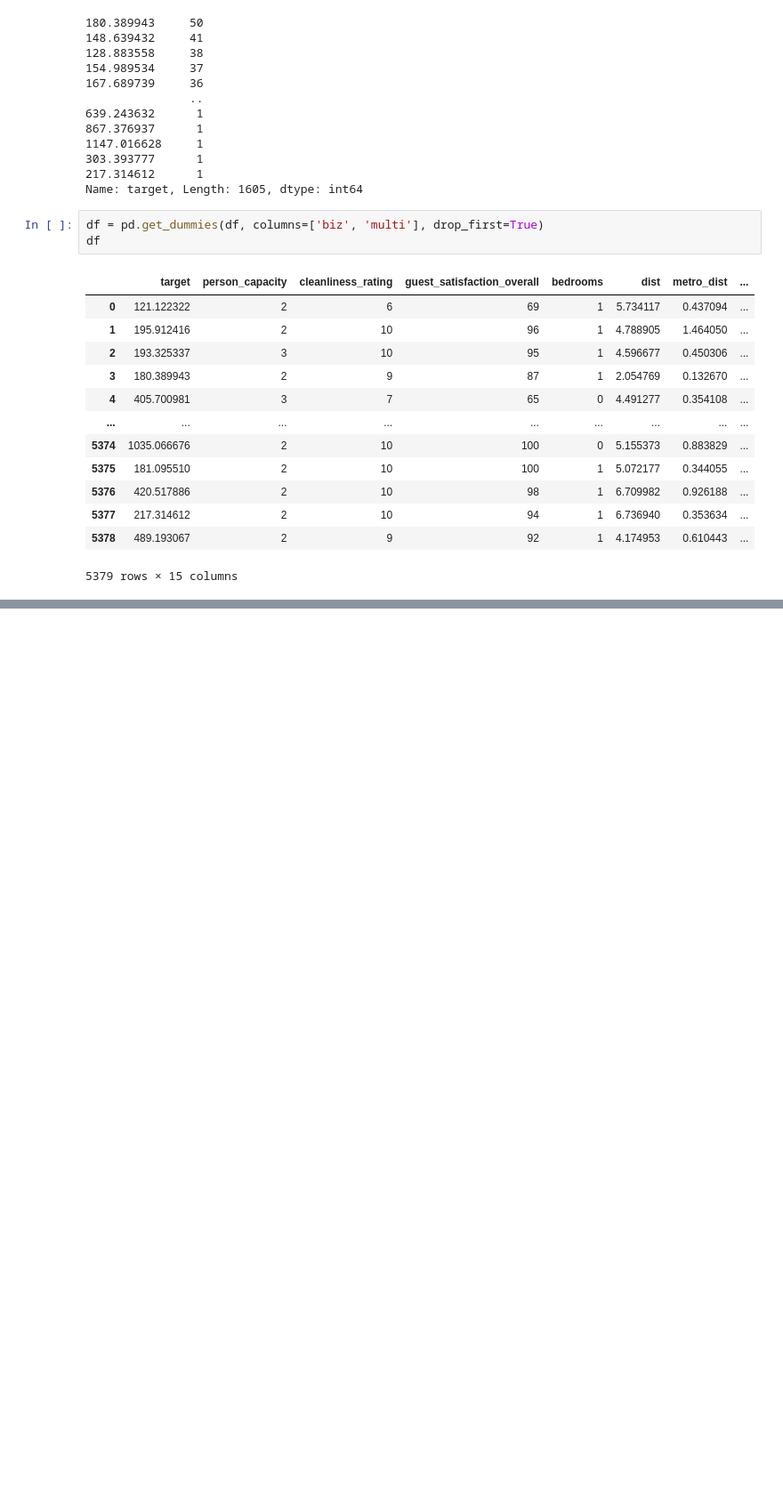
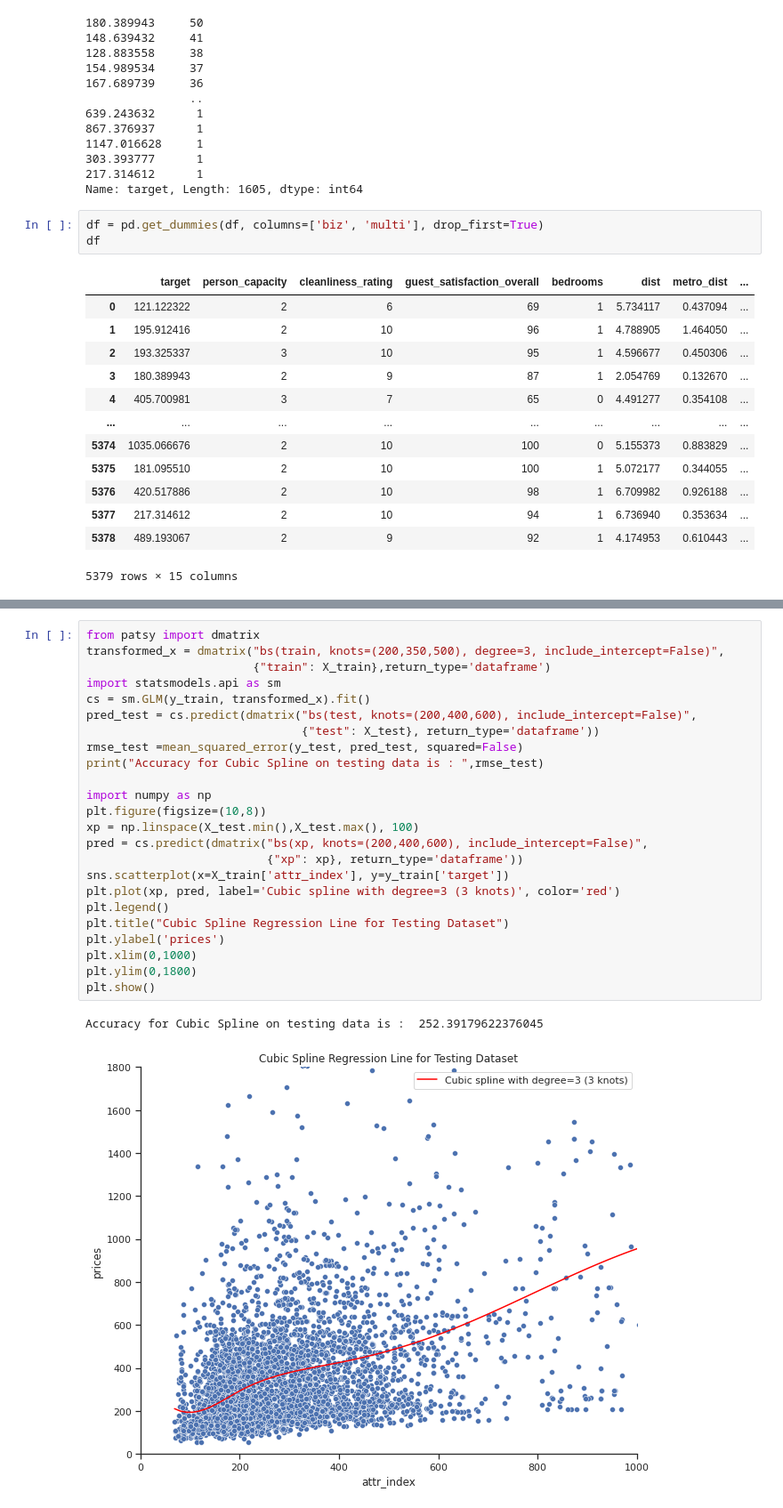
Before and after one commit to sanchariguhaniyogi/imageclassification, a Jupyter notebook: Untitled4.ipynb, the cells around one changed output, grey strips where cells are left out. Shown at 89% size. Cells and saved outputs as stored; diff of their text form; blank space fills up the shorter version.

```diff
--- a/Untitled4.ipynb
+++ b/Untitled4.ipynb
@@ -79,0 +166,27 @@ plt.show()
+# %%
+from patsy import dmatrix
+transformed_x = dmatrix("bs(train, knots=(200,350,500), degree=3, include_intercept=False)",
+                        {"train": X_train},return_type='dataframe')
+import statsmodels.api as sm
+cs = sm.GLM(y_train, transformed_x).fit()
+pred_test = cs.predict(dmatrix("bs(test, knots=(200,400,600), include_intercept=False)",
+                               {"test": X_test}, return_type='dataframe'))
+rmse_test =mean_squared_error(y_test, pred_test, squared=False)
+print("Accuracy for Cubic Spline on testing data is : ",rmse_test)
+
+import numpy as np
+plt.figure(figsize=(10,8))
+xp = np.linspace(X_test.min(),X_test.max(), 100)
+pred = cs.predict(dmatrix("bs(xp, knots=(200,400,600), include_intercept=False)",
+                          {"xp": xp}, return_type='dataframe'))
+sns.scatterplot(x=X_train['attr_index'], y=y_train['target'])
+plt.plot(xp, pred, label='Cubic spline with degree=3 (3 knots)', color='red')
+plt.legend()
+plt.title("Cubic Spline Regression Line for Testing Dataset")
+plt.ylabel('prices')
+plt.xlim(0,1000)
+plt.ylim(0,1800)
+plt.show()
+# %% [output]
+Accuracy for Cubic Spline on testing data is :  252.39179622376045
+[figure, added]
```
Also changed, not shown: parts of 9 cells of this notebook.
